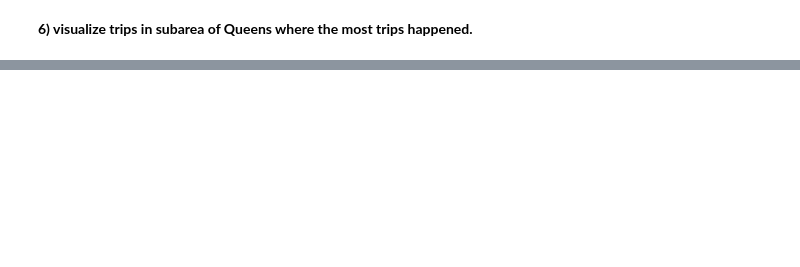
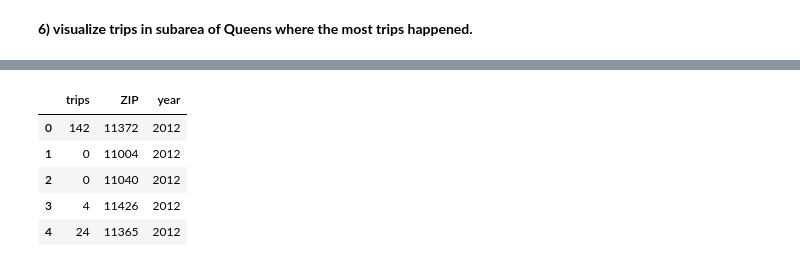
Before and after one commit to cjallow/DataScience-Project, a Jupyter notebook: EP_taxi_dataset_explore_queens-ver2_total_trip.ipynb, the cells around one changed output, grey strips where cells are left out. Saved outputs shown, nothing was run; the diff lists cells and outputs as text; code cells hidden in the pictures; blank space fills up the shorter version.

```diff
--- a/EP_taxi_dataset_explore_queens-ver2_total_trip.ipynb
+++ b/EP_taxi_dataset_explore_queens-ver2_total_trip.ipynb
@@ -451,9 +477,17 @@ max_trip.head()
 # %%
 # make a dataframe for pickup points per zip code in Queens
 QN_per_Zip_df12 = pd.DataFrame.from_dict(trip_per_zipcode12, orient='index')
 QN_per_Zip_df12.rename(columns={0: 'trips'}, inplace = True)
 QN_per_Zip_df12['ZIP'] = QN.postalCode.values
+QN_per_Zip_df12['year'] = 2012
 QN_per_Zip_df12.head()
+# %% [output]
+|  | trips | ZIP | year |
+| 0 | 142 | 11372 | 2012 |
+| 1 | 0 | 11004 | 2012 |
+| 2 | 0 | 11040 | 2012 |
+| 3 | 4 | 11426 | 2012 |
+| 4 | 24 | 11365 | 2012 |
 # %%
 # sort the pickup data in decending order based on number of pickups
 max_trip = QN_per_Zip_df12.sort_values('trips', ascending = False)
```
Also changed, not shown: parts of 15 cells of this notebook.
